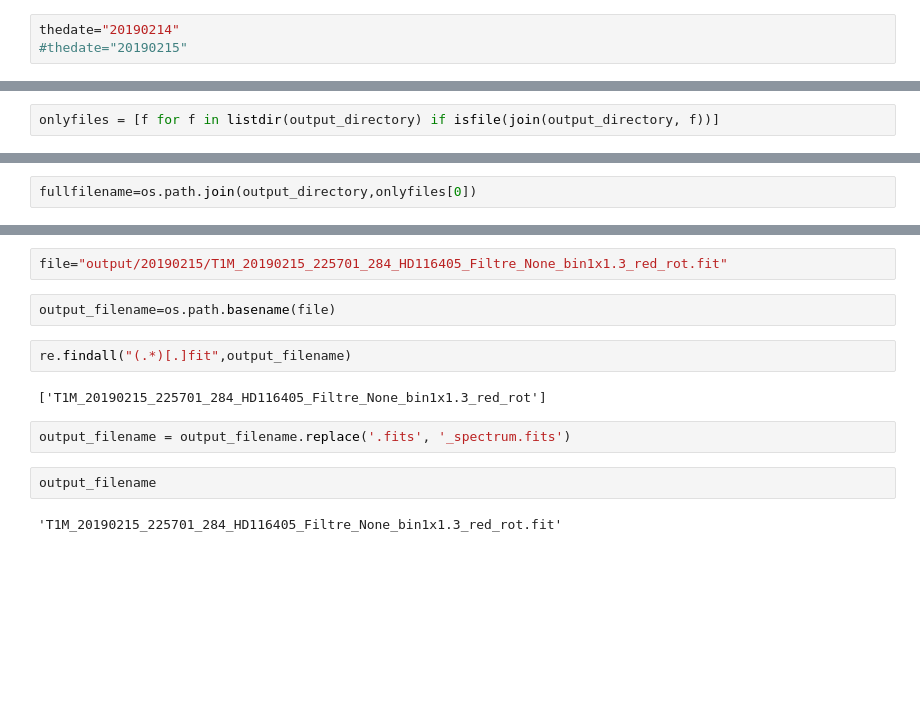
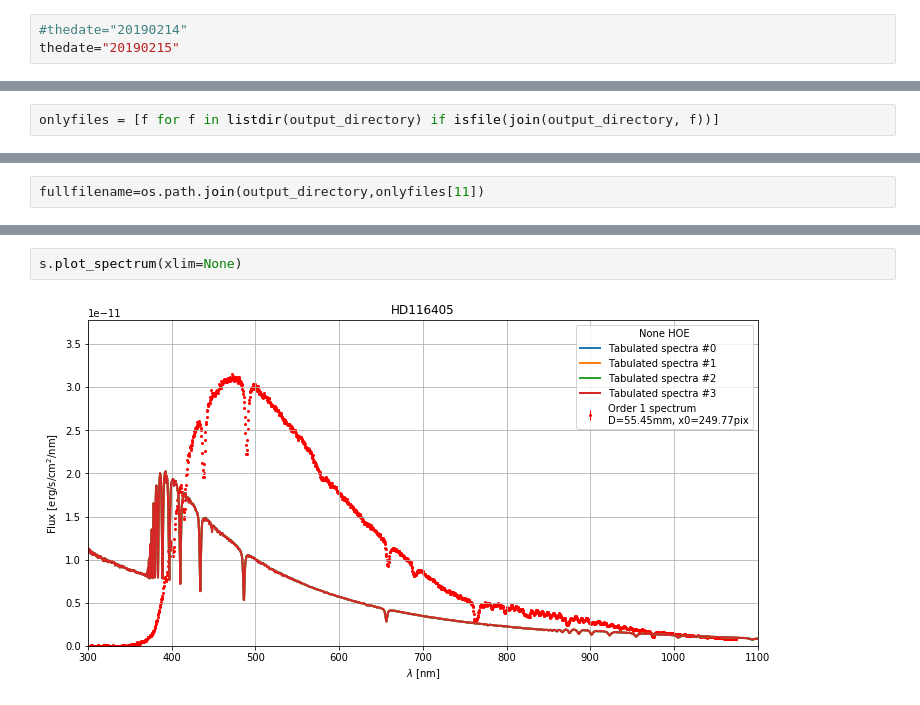
Before and after one commit to LSSTDESC/Spectractor, a Jupyter notebook: notebooks/ViewReconstructedSpectra.ipynb, the cells around one changed output, grey strips where cells are left out. Cells and saved outputs as stored; diff of their text form; blank space fills up the shorter version.

Commit message:
could read again the spectrum

```diff
--- a/notebooks/ViewReconstructedSpectra.ipynb
+++ b/notebooks/ViewReconstructedSpectra.ipynb
@@ -36,8 +33,8 @@ from spectractor.extractor.spectrum import *
 parameters.VERBOSE = True
 parameters.DEBUG = True
 # %%
-thedate="20190214"
-#thedate="20190215"
+#thedate="20190214"
+thedate="20190215"
 # %%
 output_directory="../output/"+thedate
 # %%
@@ -51,5 +63,5 @@ onlyfiles
 # %%
-fullfilename=os.path.join(output_directory,onlyfiles[0])
+fullfilename=os.path.join(output_directory,onlyfiles[11])
 # %%
 fullfilename
 # %% [output]
@@ -74,14 +95,4 @@ No.    Name      Ver    Type      Cards   Dimensions   Format
-# %%
-file="output/20190215/T1M_20190215_225701_284_HD116405_Filtre_None_bin1x1.3_red_rot.fit"
-# %%
-output_filename=os.path.basename(file)
-# %%
-re.findall("(.*)[.]fit",output_filename)
-# %% [output]
-['T1M_20190215_225701_284_HD116405_Filtre_None_bin1x1.3_red_rot']
-# %%
-output_filename = output_filename.replace('.fits', '_spectrum.fits')
-# %%
-output_filename
-# %% [output]
-'T1M_20190215_225701_284_HD116405_Filtre_None_bin1x1.3_red_rot.fit'
+# %%
+s.plot_spectrum(xlim=None)
+# %% [output]
+[figure, added]
```
Also changed, not shown: parts of 7 cells of this notebook, 3 other files.
